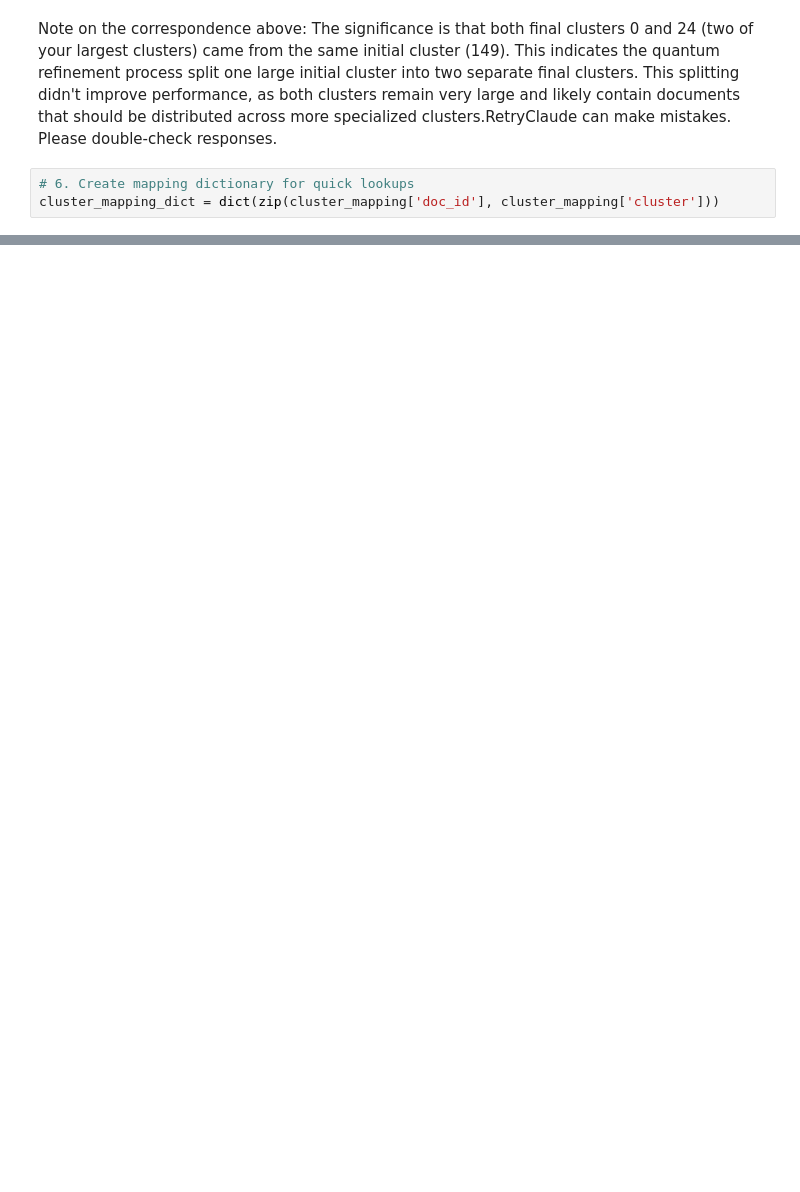
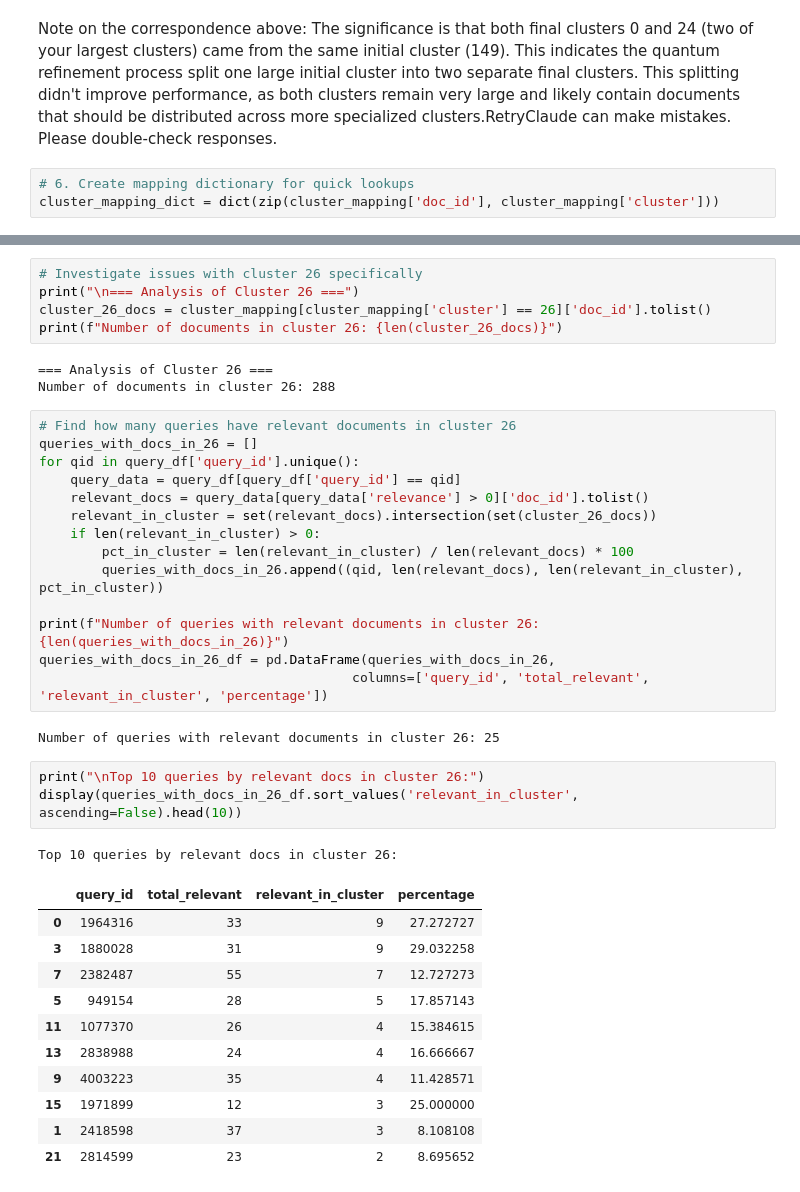
Before and after one commit to dsgt-arc/qclef-2025-clustering, a Jupyter notebook: src/models/ipynb-versions/initial_data-results-data-analysis-v2.ipynb, the cells around one changed output, grey strips where cells are left out. Saved outputs shown, nothing was run; the diff lists cells and outputs as text; blank space fills up the shorter version.

Commit message:
updated eda w results analysis

```diff
--- a/src/models/ipynb-versions/initial_data-results-data-analysis-v2.ipynb
+++ b/src/models/ipynb-versions/initial_data-results-data-analysis-v2.ipynb
@@ -600,0 +742,40 @@ display(query_stats_df.sort_values('purity', ascending=True).head(10)[['query_id
+# %%
+# Investigate issues with cluster 26 specifically
+print("\n=== Analysis of Cluster 26 ===")
+cluster_26_docs = cluster_mapping[cluster_mapping['cluster'] == 26]['doc_id'].tolist()
+print(f"Number of documents in cluster 26: {len(cluster_26_docs)}")
+# %% [output]
+=== Analysis of Cluster 26 ===
+Number of documents in cluster 26: 288
+# %%
+# Find how many queries have relevant documents in cluster 26
+queries_with_docs_in_26 = []
+for qid in query_df['query_id'].unique():
+    query_data = query_df[query_df['query_id'] == qid]
+    relevant_docs = query_data[query_data['relevance'] > 0]['doc_id'].tolist()
+    relevant_in_cluster = set(relevant_docs).intersection(set(cluster_26_docs))
+    if len(relevant_in_cluster) > 0:
+        pct_in_cluster = len(relevant_in_cluster) / len(relevant_docs) * 100
+        queries_with_docs_in_26.append((qid, len(relevant_docs), len(relevant_in_cluster), pct_in_cluster))
+
+print(f"Number of queries with relevant documents in cluster 26: {len(queries_with_docs_in_26)}")
+queries_with_docs_in_26_df = pd.DataFrame(queries_with_docs_in_26,
+                                        columns=['query_id', 'total_relevant', 'relevant_in_cluster', 'percentage'])
+# %% [output]
+Number of queries with relevant documents in cluster 26: 25
+# %%
+print("\nTop 10 queries by relevant docs in cluster 26:")
+display(queries_with_docs_in_26_df.sort_values('relevant_in_cluster', ascending=False).head(10))
+# %% [output]
+Top 10 queries by relevant docs in cluster 26:
+|  | query_id | total_relevant | relevant_in_cluster | percentage |
+| 0 | 1964316 | 33 | 9 | 27.272727 |
+| 3 | 1880028 | 31 | 9 | 29.032258 |
+| 7 | 2382487 | 55 | 7 | 12.727273 |
+| 5 | 949154 | 28 | 5 | 17.857143 |
+| 11 | 1077370 | 26 | 4 | 15.384615 |
+| 13 | 2838988 | 24 | 4 | 16.666667 |
+| 9 | 4003223 | 35 | 4 | 11.428571 |
+| 15 | 1971899 | 12 | 3 | 25.000000 |
+| 1 | 2418598 | 37 | 3 | 8.108108 |
+| 21 | 2814599 | 23 | 2 | 8.695652 |
```
Also changed, not shown: parts of 11 cells of this notebook.
